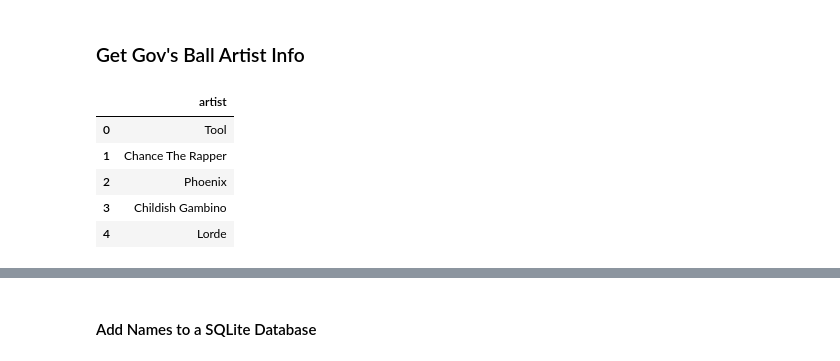
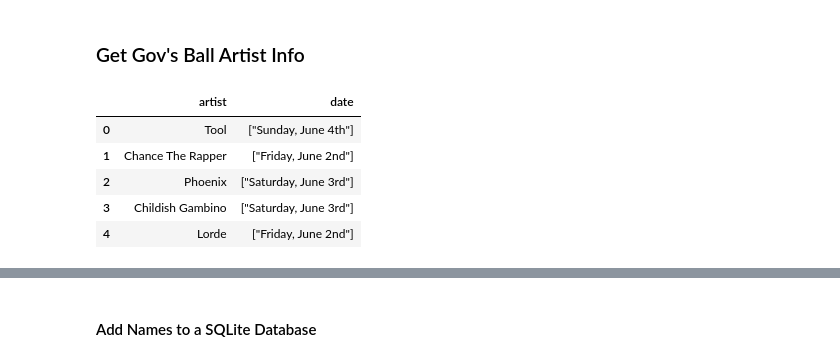
Before and after one commit to timdmulligan/govs_ball_schedule, a Jupyter notebook: crawl_govs_ball.ipynb, the cells around one changed output, grey strips where cells are left out. Cells and saved outputs as stored; diff of their text form; code cells hidden in the pictures.

```diff
--- a/crawl_govs_ball.ipynb
+++ b/crawl_govs_ball.ipynb
@@ -22,16 +21,19 @@ info = soup.findAll('div', {"class":"c-lineup__artist"})
 # %%
+info = soup.findAll('div', {"class":"c-lineup__artist"})
 #Put those names in a list, then a dataframe
-names = []
+govs_ball_data = pd.DataFrame([])
 for i in info:
-    names.append(i.attrs['data-title'])
-
-names_df = pd.DataFrame(names)
-names_df.columns = ["artist"]
-names_df.head()
+    artist = i.attrs['data-title']
+    date = i.attrs["data-day-titles"]
+    govs_ball_data = govs_ball_data.append(pd.DataFrame({'artist': artist, #Create the table
+                                                         'date'  : date},
+                                                  index=[0]),
+                                     ignore_index=True)
+govs_ball_data.head()
 # %% [output]
-|  | artist |
-| 0 | Tool |
-| 1 | Chance The Rapper |
-| 2 | Phoenix |
-| 3 | Childish Gambino |
-| 4 | Lorde |
+|  | artist | date |
+| 0 | Tool | ["Sunday, June 4th"] |
+| 1 | Chance The Rapper | ["Friday, June 2nd"] |
+| 2 | Phoenix | ["Saturday, June 3rd"] |
+| 3 | Childish Gambino | ["Saturday, June 3rd"] |
+| 4 | Lorde | ["Friday, June 2nd"] |
```
Also changed, not shown: parts of 11 cells of this notebook, 1 other file.
